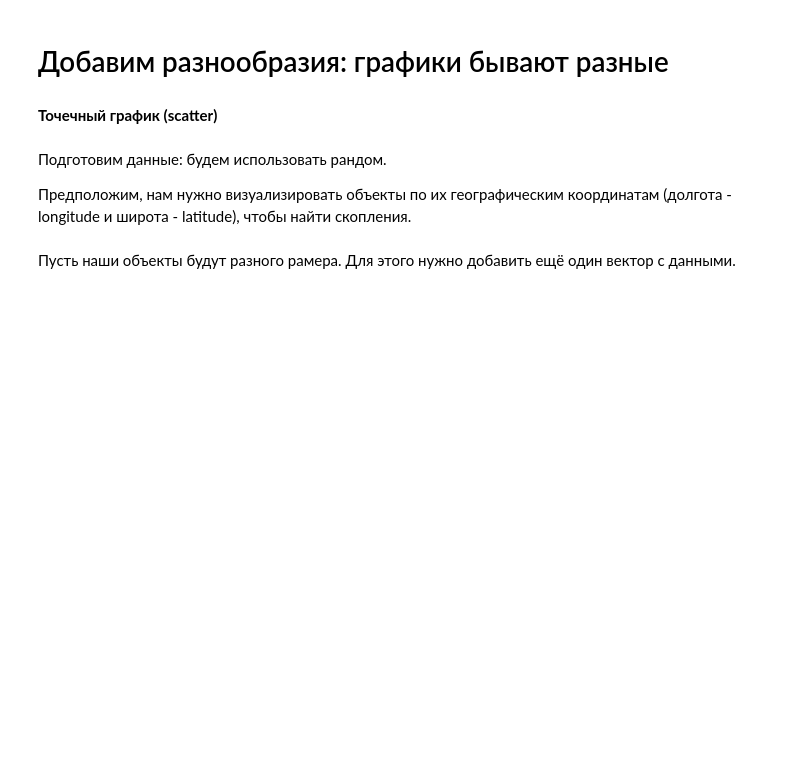
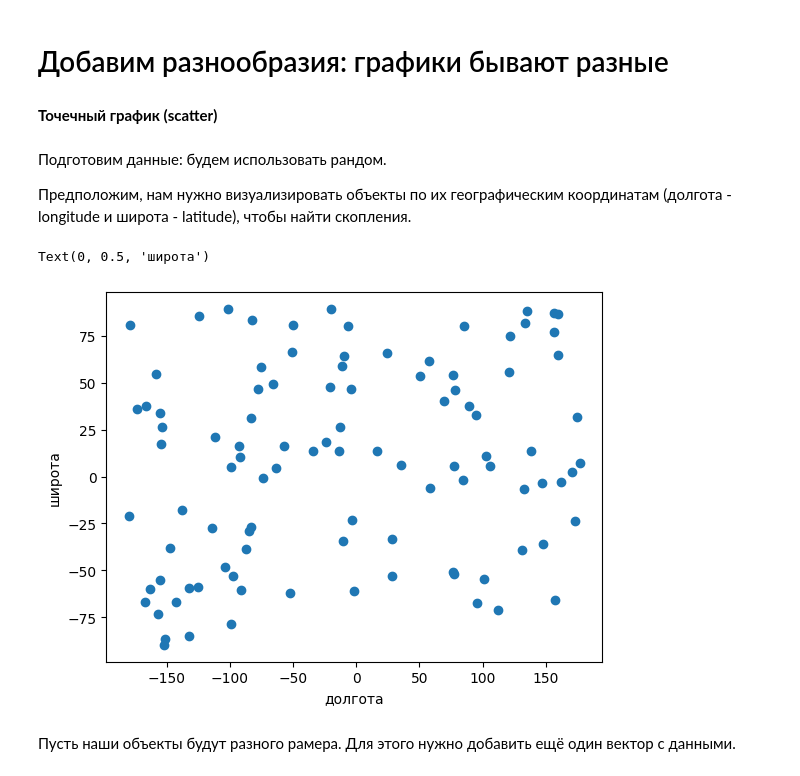
Before and after one commit to potopinc/colab, a Jupyter notebook: ML_4.ipynb, the cells around one changed output. Cells and saved outputs as stored; diff of their text form; code cells hidden in the pictures; blank space fills up the shorter version.

```diff
--- a/ML_4.ipynb
+++ b/ML_4.ipynb
@@ -224,6 +260,13 @@ ege_phys = [45.7, 51.4, 50.0, 53.2, 53.2, 54.4, 54.5, 55.1, 54.1, 54.8, 63.2]
 # %%
 long = np.random.uniform(-180, 180, 100)
 lat = np.random.uniform(-90, 90, 100)
+# %%
+plt.scatter(long, lat)
+plt.xlabel('долгота')
+plt.ylabel('широта')
+# %% [output]
+Text(0, 0.5, 'широта')
+[figure, added]
 # %% [markdown]
 Пусть наши объекты будут разного рамера. Для этого нужно добавить ещё один вектор с данными.
 # %%
```
Also changed, not shown: parts of 14 cells of this notebook.
